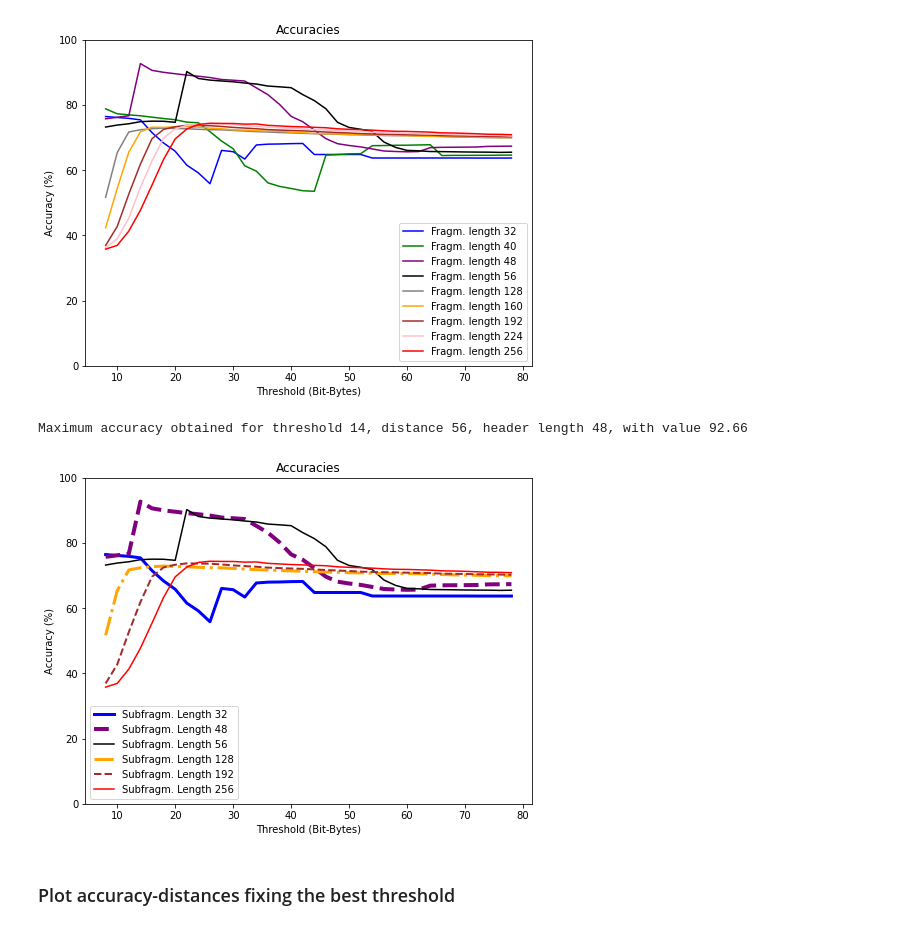
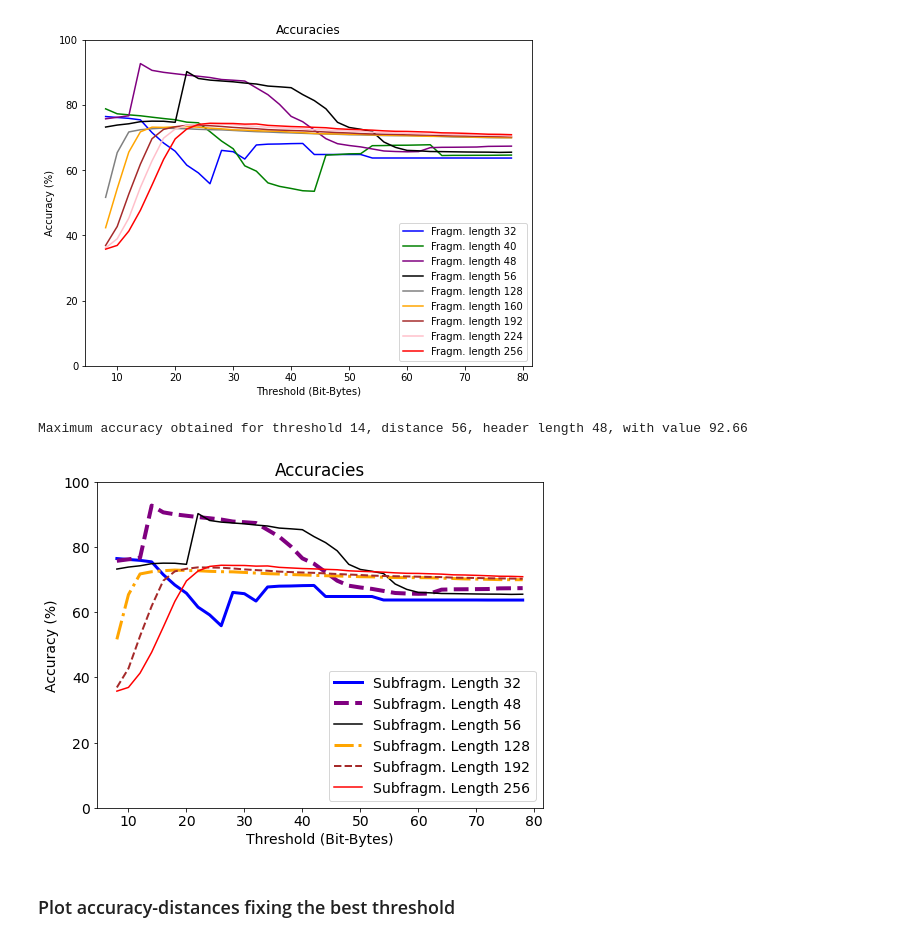
Before and after one commit to gomitolof/DAA-for-Ransomware-detection, a Jupyter notebook: models_mix/4F_mix_avg.ipynb, the cells around one changed output. Cells and saved outputs as stored; diff of their text form; code cells hidden in the pictures.

```diff
--- a/models_mix/4F_mix_avg.ipynb
+++ b/models_mix/4F_mix_avg.ipynb
@@ -292,32 +292,33 @@ Maximum accuracy obtained for threshold 14, distance 56, header length 48, with
 # %%
 ind = np.unravel_index(np.argmax(acc_des, axis=None), acc_des.shape)
 d = ind[1]
 print("Maximum accuracy obtained for threshold %2d, distance %2d, header length %2d, with value %3.2f" % (thresholds[ind[0]], distances[ind[1]], 8*(ind[2]+1), acc_des[ind]))
 
 # Accuracy = (TP+TN)/(TP+TN+FP+FN)
 hl_thresh = acc_des.transpose()
 
 # Plot of the accuracies obtained using different threshold and different header lengths
+plt.rcParams.update({'font.size': 14})
 plt.figure(figsize=(8,6))
 plt.title("Accuracies")
 plt.xlabel("Threshold (Bit-Bytes)")
 plt.ylabel("Accuracy (%)")
 plt.plot(thresholds, hl_thresh[3][d], color="blue",linewidth=3,linestyle='-', label="Subfragm. Length 32")
 #plt.plot(thresholds, hl_thresh[4][d], color="green", label="Fragm. length 40")
 plt.plot(thresholds, hl_thresh[5][d], color="purple",linewidth=4,linestyle='--', label="Subfragm. Length 48")
 plt.plot(thresholds, hl_thresh[6][d], color="black",linewidth=1.5,linestyle='-', label="Subfragm. Length 56")
 plt.plot(thresholds, hl_thresh[15][d], color="orange",linewidth=3,linestyle='-.', label="Subfragm. Length 128")
 #plt.plot(thresholds, hl_thresh[19][d], color="orange", label="Fragm. length 160")
 plt.plot(thresholds, hl_thresh[23][d], color="brown",linewidth=2,linestyle='--', label="Subfragm. Length 192")
 #plt.plot(thresholds, hl_thresh[27][d], color="pink", label="Fragm. length 224")
 plt.plot(thresholds, hl_thresh[31][d], color="red",linewidth=1.5,linestyle='-', label="Subfragm. Length 256")
 plt.legend()
 plt.ylim([0, 100])
 plt.savefig('../Img/acc_4F_mix_avg_new.pdf')
 plt.show()
 # %% [output]
 Maximum accuracy obtained for threshold 14, distance 56, header length 48, with value 92.66
-[figure, old version]
+[figure, new version]
 # %% [markdown]
 ### Plot accuracy-distances fixing the best threshold
 # %%
```
Also changed, not shown: parts of 1 cell of this notebook, 9 other files.
